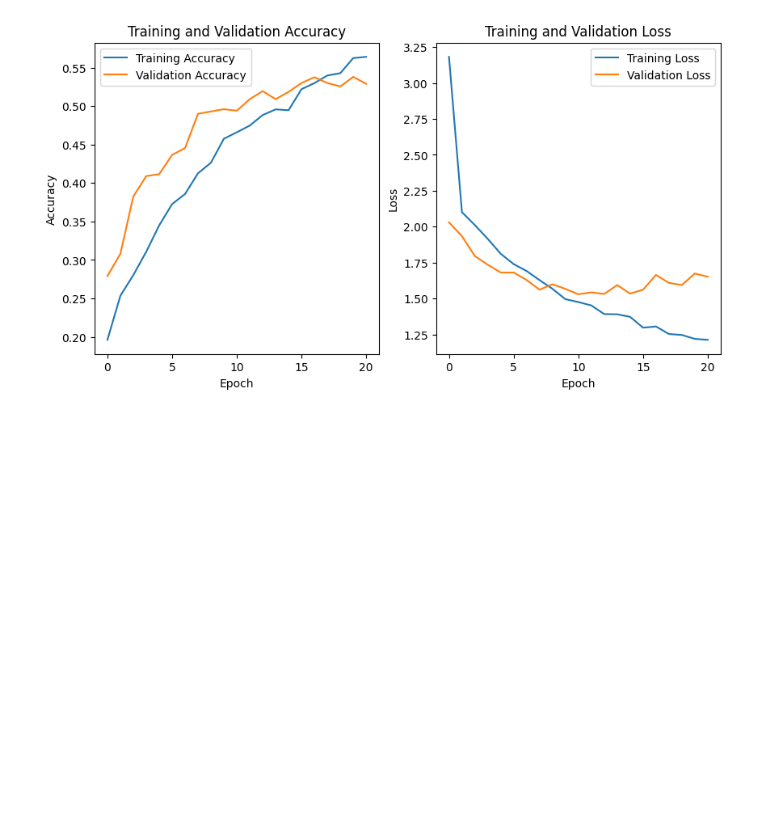
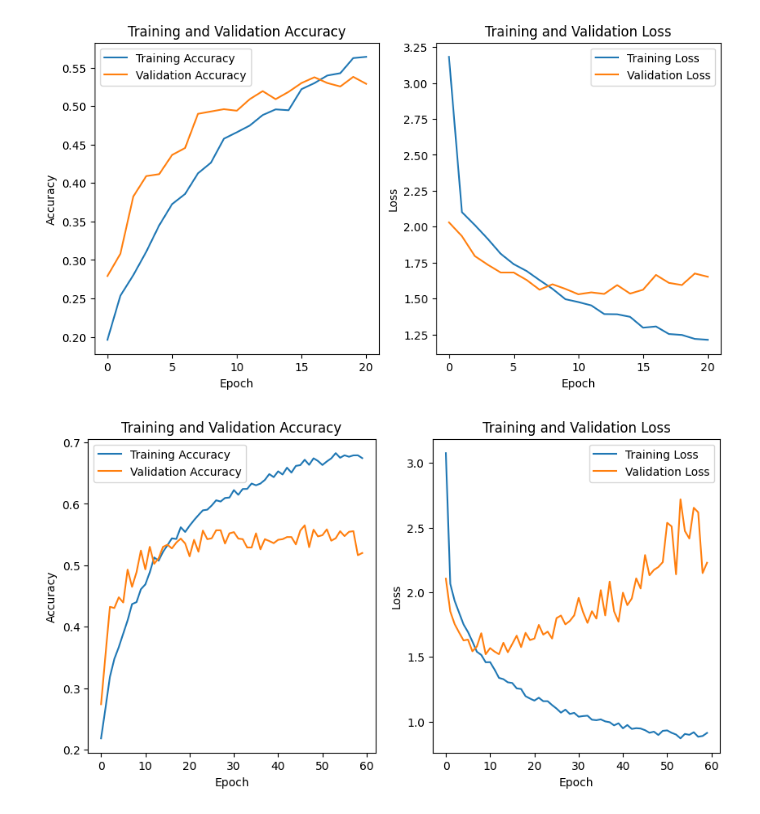
Before and after one commit to arian-rad/Quera-DataScience_bootcamp_Project2, a Jupyter notebook: question1.ipynb, the cells around one changed output. Cells and saved outputs as stored; diff of their text form; code cells hidden in the pictures; blank space fills up the shorter version.

Commit message:
"attemp with higher epochs"

```diff
--- a/question1.ipynb
+++ b/question1.ipynb
@@ -448,3 +457,29 @@ plt.title('Training and Validation Loss')
 plt.show()
 # %% [output]
 [figure]
+# %%
+### Add two dropout higher epochs
+import matplotlib.pyplot as plt
+import pandas as pd
+df = pd.read_csv('dr_2.csv')
+plt.figure(figsize=(10, 5))
+
+plt.subplot(1, 2, 1)
+plt.plot(df['accuracy'], label='Training Accuracy')
+plt.plot(df['val_accuracy'], label='Validation Accuracy')
+plt.xlabel('Epoch')
+plt.ylabel('Accuracy')
+plt.legend()
+plt.title('Training and Validation Accuracy')
+
+plt.subplot(1, 2, 2)
+plt.plot(df['loss'], label='Training Loss')
+plt.plot(df['val_loss'], label='Validation Loss')
+plt.xlabel('Epoch')
+plt.ylabel('Loss')
+plt.legend()
+plt.title('Training and Validation Loss')
+
+plt.show()
+# %% [output]
+[figure, added]
```
Also changed, not shown: parts of 1 cell of this notebook.
